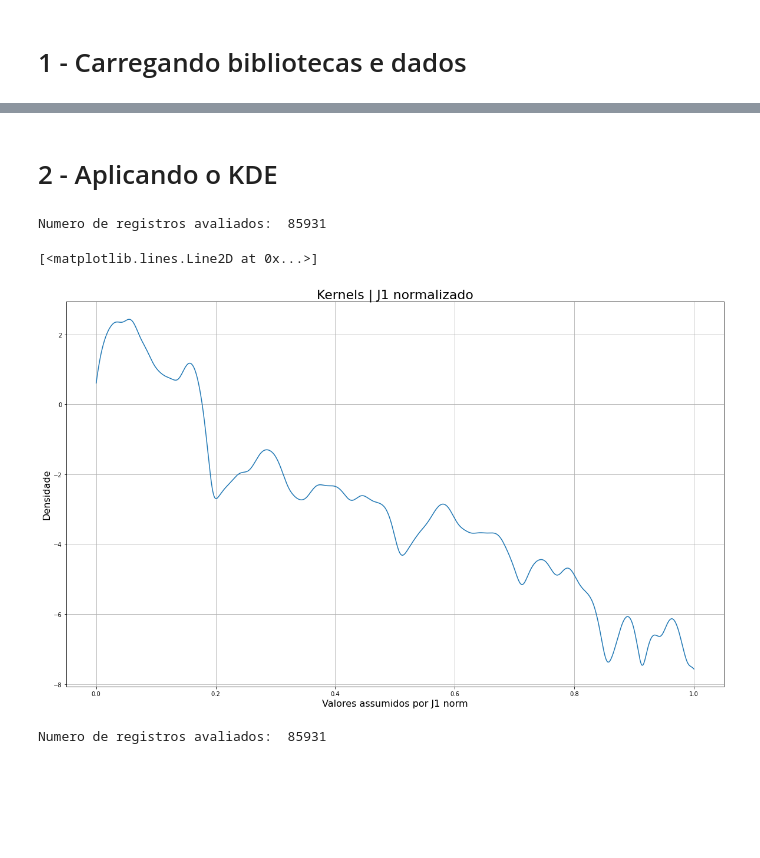
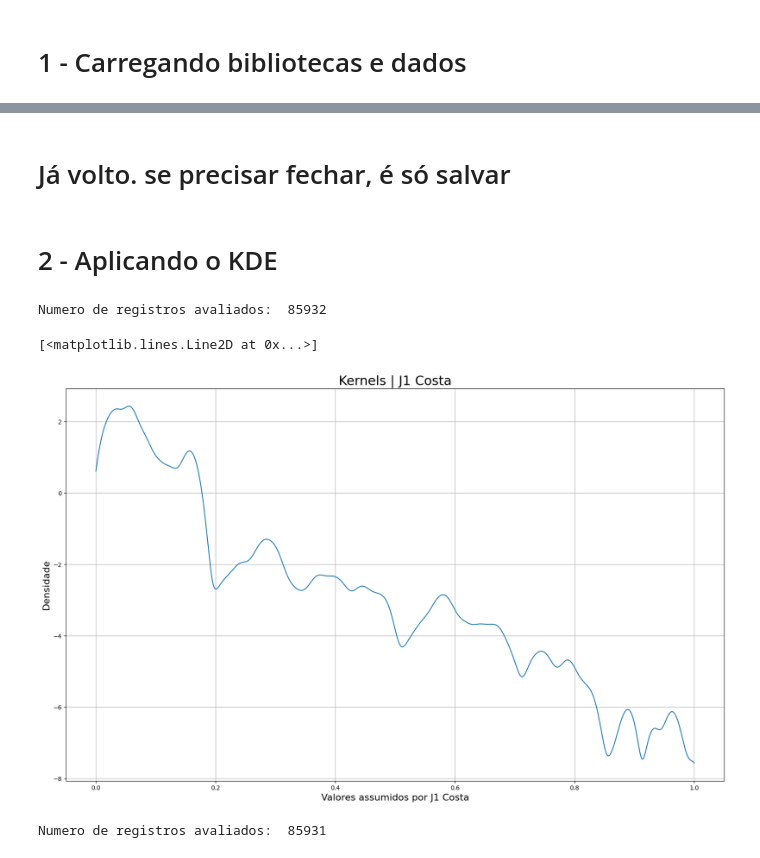
Before and after one commit to YhasmimTigre/TRIL-Net-Zero, a Jupyter notebook: Lab-Trill-03-KDE-costa.ipynb, the cells around one changed output, grey strips where cells are left out. Drawn from its saved outputs; the diff is of its cells as text; code cells hidden in the pictures; blank space fills up the shorter version.

```diff
--- a/Lab-Trill-03-KDE-costa.ipynb
+++ b/Lab-Trill-03-KDE-costa.ipynb
@@ -146,3 +18,5 @@ J8_costa
+# %% [markdown]
+# Já volto. se precisar fechar, é só salvar
 # %% [markdown]
 # 2 - Aplicando o KDE
 # %%
@@ -151,26 +25,26 @@ from sklearn.neighbors import KernelDensity
 from matplotlib.pyplot import plot
 # %%
 min_i = 0
-max_i1 = J1_costa["J1"].shape[0]
+max_i1 = J1_costa["Jc1"].shape[0]
 
 aux1 = max_i1 - min_i
 print("Numero de registros avaliados: ", aux1)
-X1 = J1_costa["J1"].values[::].reshape(-1, 1)
+X1 = J1_costa["Jc1"].values[::].reshape(-1, 1)
 #len
 
 kde1 = KernelDensity(kernel='gaussian', bandwidth=0.01).fit(X1) #aplica o KDE
 s1 = np.linspace(0, 1.0, aux1) #Retorna números uniformimente espaçados em um intervalo especificado.
 e1 = kde1.score_samples(s1.reshape(-1,1)) #Calcule a probabilidade logarítmica de cada amostra sob o modelo
 
 plt.figure(figsize=(20, 12))
-plt.title("Kernels | J1 normalizado", fontsize=22)
+plt.title("Kernels | J1 Costa", fontsize=22)
 plt.ylabel("Densidade", fontsize=16)
-plt.xlabel("Valores assumidos por J1 norm", fontsize=16)
+plt.xlabel("Valores assumidos por J1 Costa", fontsize=16)
 plt.grid(True)
 
 plt.plot(s1, e1)
 # %% [output]
-Numero de registros avaliados:  85931
+Numero de registros avaliados:  85932
 [<matplotlib.lines.Line2D at 0x...>]
-[figure, old version]
+[figure, new version]
 # %%
```
Also changed, not shown: parts of 25 cells of this notebook, 1 other file.
